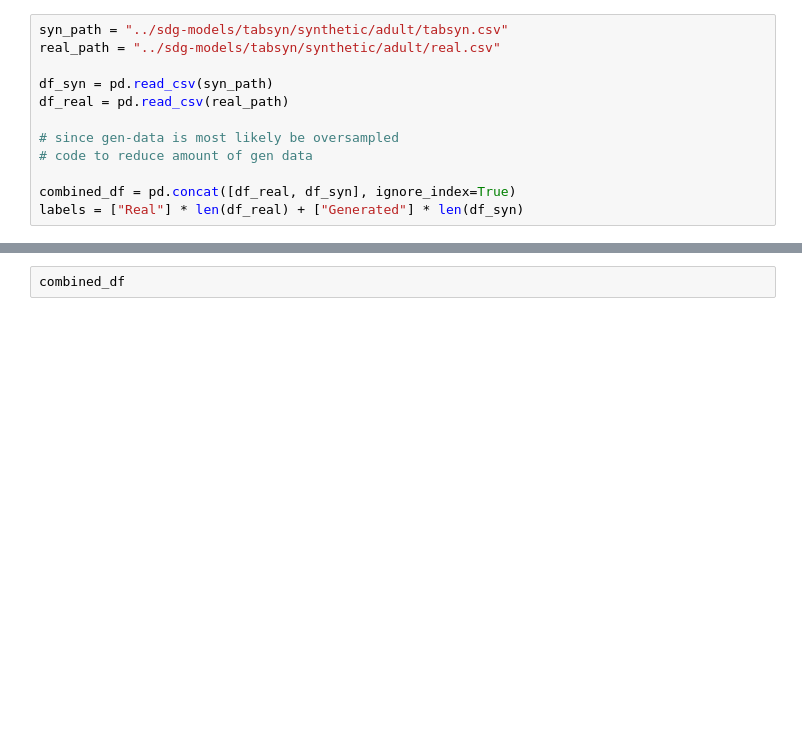
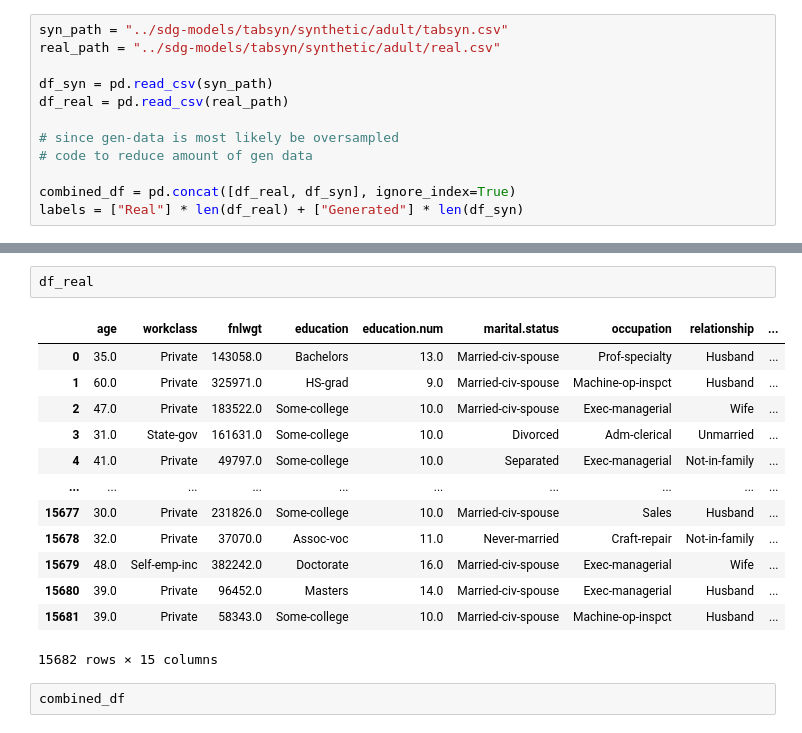
Before and after one commit to MarkusMueller-DS/Synthetic-Data-Generation, a Jupyter notebook: notebooks/3_EVAL_tsne.ipynb, the cells around one changed output, grey strips where cells are left out. Drawn from its saved outputs; the diff is of its cells as text; blank space fills up the shorter version.

```diff
--- a/notebooks/3_EVAL_tsne.ipynb
+++ b/notebooks/3_EVAL_tsne.ipynb
@@ -26,3 +42,19 @@ labels = ["Real"] * len(df_real) + ["Generated"] * len(df_syn)
+# %%
+df_real
+# %% [output]
+|  | age | workclass | fnlwgt | education | education.num | marital.status | occupation | relationship | ... |
+| 0 | 35.0 | Private | 143058.0 | Bachelors | 13.0 | Married-civ-spouse | Prof-specialty | Husband | ... |
+| 1 | 60.0 | Private | 325971.0 | HS-grad | 9.0 | Married-civ-spouse | Machine-op-inspct | Husband | ... |
+| 2 | 47.0 | Private | 183522.0 | Some-college | 10.0 | Married-civ-spouse | Exec-managerial | Wife | ... |
+| 3 | 31.0 | State-gov | 161631.0 | Some-college | 10.0 | Divorced | Adm-clerical | Unmarried | ... |
+| 4 | 41.0 | Private | 49797.0 | Some-college | 10.0 | Separated | Exec-managerial | Not-in-family | ... |
+| ... | ... | ... | ... | ... | ... | ... | ... | ... | ... |
+| 15677 | 30.0 | Private | 231826.0 | Some-college | 10.0 | Married-civ-spouse | Sales | Husband | ... |
+| 15678 | 32.0 | Private | 37070.0 | Assoc-voc | 11.0 | Never-married | Craft-repair | Not-in-family | ... |
+| 15679 | 48.0 | Self-emp-inc | 382242.0 | Doctorate | 16.0 | Married-civ-spouse | Exec-managerial | Wife | ... |
+| 15680 | 39.0 | Private | 96452.0 | Masters | 14.0 | Married-civ-spouse | Exec-managerial | Husband | ... |
+| 15681 | 39.0 | Private | 58343.0 | Some-college | 10.0 | Married-civ-spouse | Machine-op-inspct | Husband | ... |
+15682 rows × 15 columns
 # %%
 combined_df
 # %% [output]
```
Also changed, not shown: parts of 1 cell of this notebook, 28 other files.
